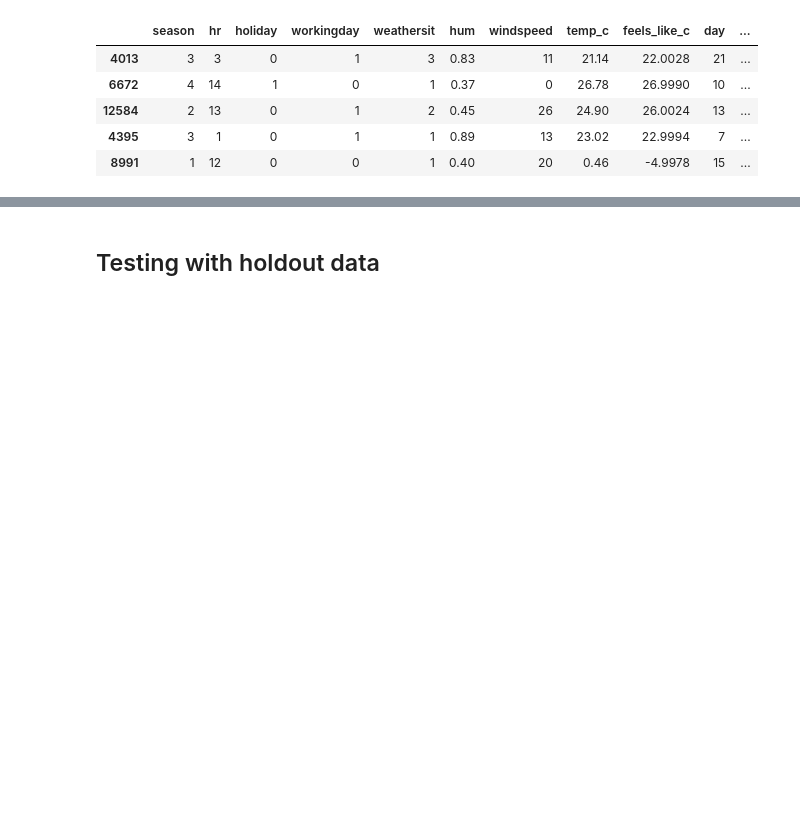
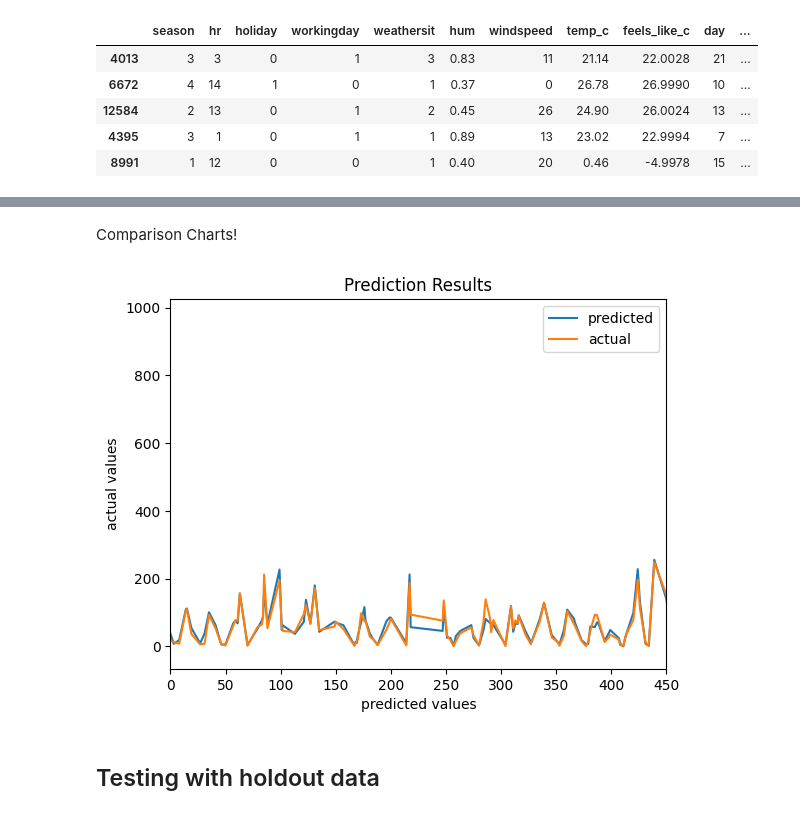
Before and after one commit to wmezadev/CSE-450-TEAM-4, a Jupyter notebook: module-4/BikeNetwork.ipynb, the cells around one changed output, grey strips where cells are left out. Drawn from its saved outputs; the diff is of its cells as text; code cells hidden in the pictures; blank space fills up the shorter version.

```diff
--- a/module-4/BikeNetwork.ipynb
+++ b/module-4/BikeNetwork.ipynb
@@ -368,3 +244,19 @@ chart
+# %% [markdown]
+Comparison Charts!
+# %%
+# Create the line plot
+sns.lineplot(x='Index', y='predicted', data=merged_df, label='predicted')
+sns.lineplot(x='Index', y='total', data=merged_df, label='actual')
+
+# Customize the plot if needed
+plt.title('Prediction Results')
+plt.xlabel('predicted values')
+plt.ylabel('actual values')
+plt.xlim([0,450])
+# Display the plot
+plt.show()
+# %% [output]
+[figure, added]
 # %% [markdown]
 ## Testing with holdout data
 # %%
```
Also changed, not shown: parts of 10 cells of this notebook.
